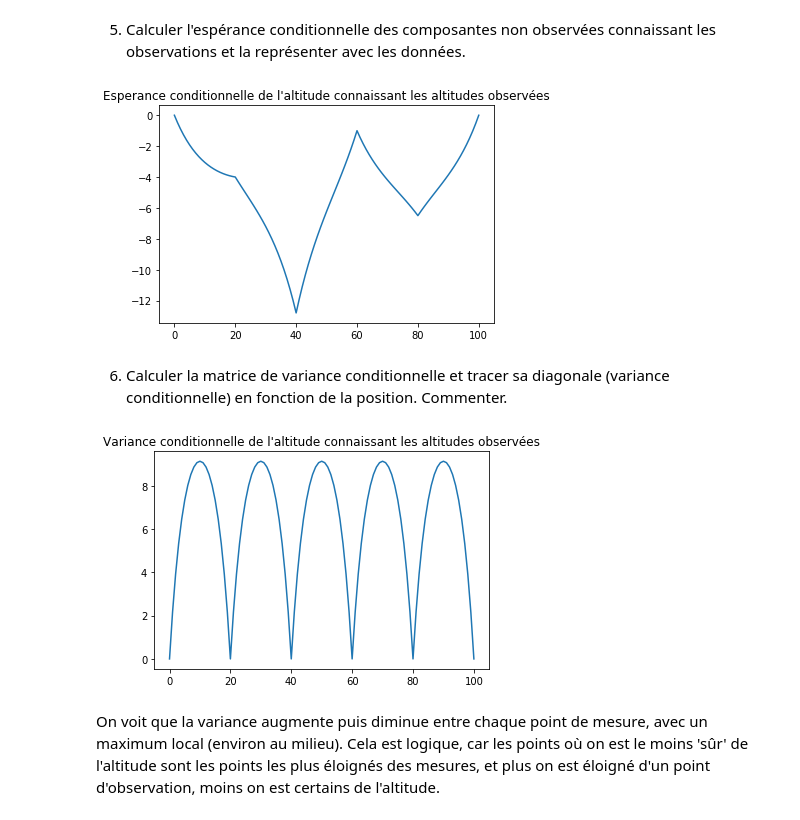
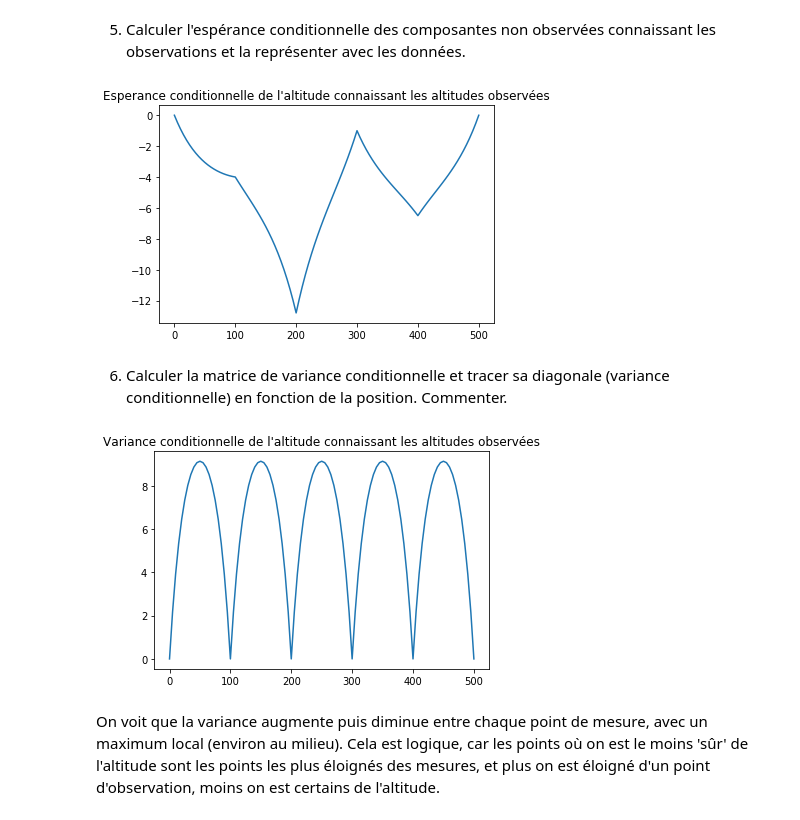
Before and after one commit to BenjaminPiet/Projet_proba, a Jupyter notebook: Projet_numerique_de_Probabilités.ipynb, the cells around one changed output. Cells and saved outputs as stored; diff of their text form; code cells hidden in the pictures.

```diff
--- a/Projet_numerique_de_Probabilités.ipynb
+++ b/Projet_numerique_de_Probabilités.ipynb
@@ -273,18 +273,18 @@ Cz=cov_obs
 # %%
 #On utilise le resultat du poly probaIV
 
 m=my+np.dot(Cyz,np.dot(np.linalg.inv(Cz),z-mz))
 alt_esp=np.zeros(101)
 for j in range(N-n):
     alt_esp[unknown_indexes[j]]=m[j]
 for i in range(n):
     alt_esp[observation_indexes[i]]=z[i]
-
-plt.plot(alt_esp)
+x=np.array([5*i for i in range(N)])
+plt.plot(x,alt_esp)
 plt.title("Esperance conditionnelle de l'altitude connaissant les altitudes observées")
 plt.show()
 # %% [output]
-[figure, old version]
+[figure, new version]
 # %% [markdown]
 6. Calculer la matrice de variance conditionnelle et tracer sa diagonale (variance conditionnelle) en fonction de la position. Commenter.
 # %%
@@ -292,15 +292,16 @@ plt.show()
 
 CSy=Cy-np.dot(Cyz,np.dot(np.linalg.inv(Cz),Czy))
 
-alt_cov=np.zeros(N)
+alt_cov=np.zeros(N)#La variance vaut 0 au points de mesures
 for j in range(N-n):
     alt_cov[unknown_indexes[j]]=CSy[j,j]
 
-plt.plot(alt_cov)
+x=np.array([5*i for i in range(N)])
+plt.plot(x,alt_cov)
 plt.title("Variance conditionnelle de l'altitude connaissant les altitudes observées")
 plt.show()
 # %% [output]
-[figure, old version]
+[figure, new version]
 # %% [markdown]
 On voit que la variance augmente puis diminue entre chaque point de mesure, avec un maximum local (environ au milieu). Cela est logique, car les points où on est le moins 'sûr' de l'altitude sont les points les plus éloignés des mesures, et plus on est éloigné d'un point d'observation, moins on est certains de l'altitude.
 # %% [markdown]
```
Also changed, not shown: parts of 6 cells of this notebook.
